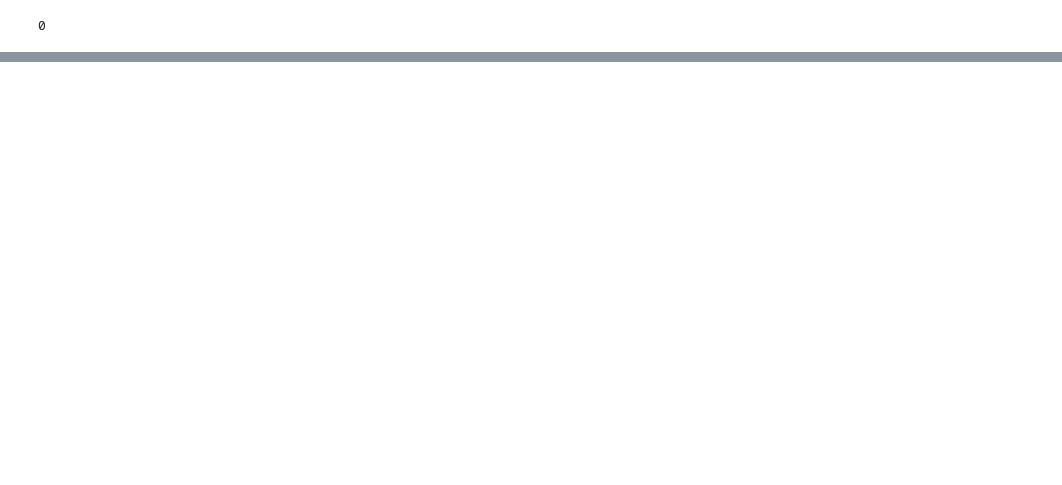
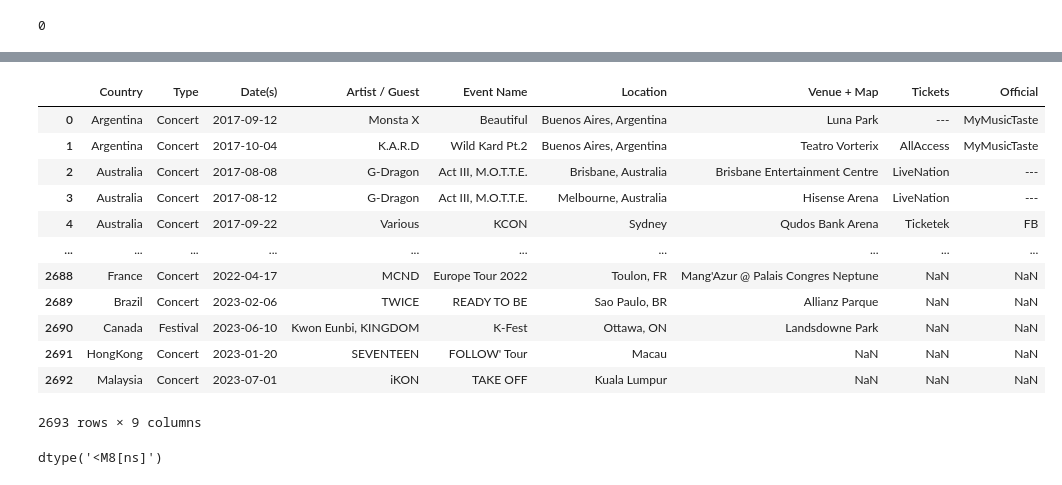
Before and after one commit to grace-ux/info2950-repo, a Jupyter notebook: Korea Events files.ipynb, the cells around one changed output, grey strips where cells are left out. Drawn from its saved outputs; the diff is of its cells as text; code cells hidden in the pictures; blank space fills up the shorter version.

```diff
--- a/Korea Events files.ipynb
+++ b/Korea Events files.ipynb
@@ -289,2 +213,2 @@ plt.show()
 # %%
-merged_df = remove_south_korea_rows(merged_df)
+#merged_df = remove_south_korea_rows(merged_df)
@@ -316,0 +253,20 @@ print(sorted_artist_counts)
+# %%
+merged_df.head(-2)
+# %% [output]
+|  | Country | Type | Date(s) | Artist / Guest | Event Name | Location | Venue + Map | Tickets | Official |
+| 0 | Argentina | Concert | 2017-09-12 | Monsta X | Beautiful | Buenos Aires, Argentina | Luna Park | --- | MyMusicTaste |
+| 1 | Argentina | Concert | 2017-10-04 | K.A.R.D | Wild Kard Pt.2 | Buenos Aires, Argentina | Teatro Vorterix | AllAccess | MyMusicTaste |
+| 2 | Australia | Concert | 2017-08-08 | G-Dragon | Act III, M.O.T.T.E. | Brisbane, Australia | Brisbane Entertainment Centre | LiveNation | --- |
+| 3 | Australia | Concert | 2017-08-12 | G-Dragon | Act III, M.O.T.T.E. | Melbourne, Australia | Hisense Arena | LiveNation | --- |
+| 4 | Australia | Concert | 2017-09-22 | Various | KCON | Sydney | Qudos Bank Arena | Ticketek | FB |
+| ... | ... | ... | ... | ... | ... | ... | ... | ... | ... |
+| 2688 | France | Concert | 2022-04-17 | MCND | Europe Tour 2022 | Toulon, FR | Mang'Azur @ Palais Congres Neptune | NaN | NaN |
+| 2689 | Brazil | Concert | 2023-02-06 | TWICE | READY TO BE | Sao Paulo, BR | Allianz Parque | NaN | NaN |
+| 2690 | Canada | Festival | 2023-06-10 | Kwon Eunbi, KINGDOM | K-Fest | Ottawa, ON | Landsdowne Park | NaN | NaN |
+| 2691 | HongKong | Concert | 2023-01-20 | SEVENTEEN | FOLLOW' Tour | Macau | NaN | NaN | NaN |
+| 2692 | Malaysia | Concert | 2023-07-01 | iKON | TAKE OFF | Kuala Lumpur | NaN | NaN | NaN |
+2693 rows × 9 columns
+# %%
+merged_df["Date(s)"].dtype
+# %% [output]
+dtype('<M8[ns]')
```
Also changed, not shown: parts of 29 cells of this notebook, 1 other file.
